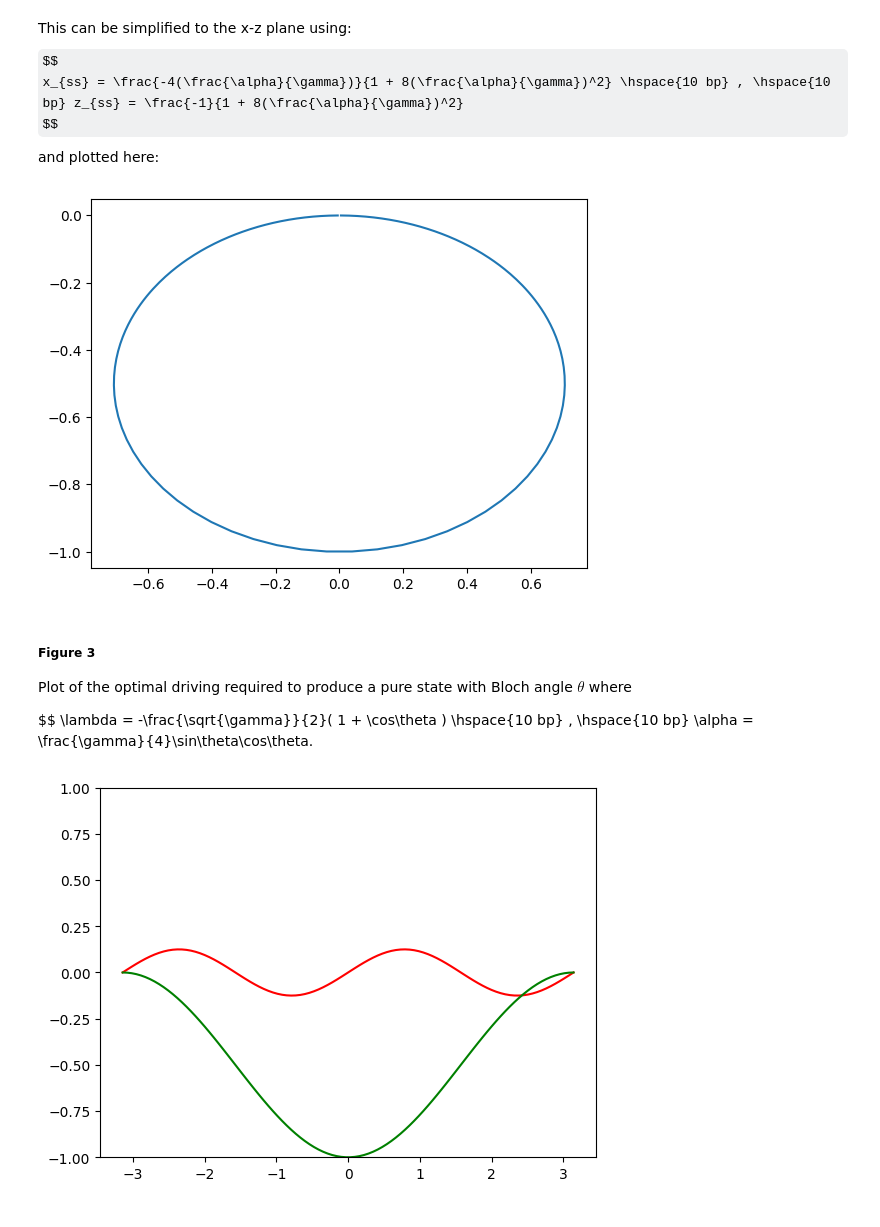
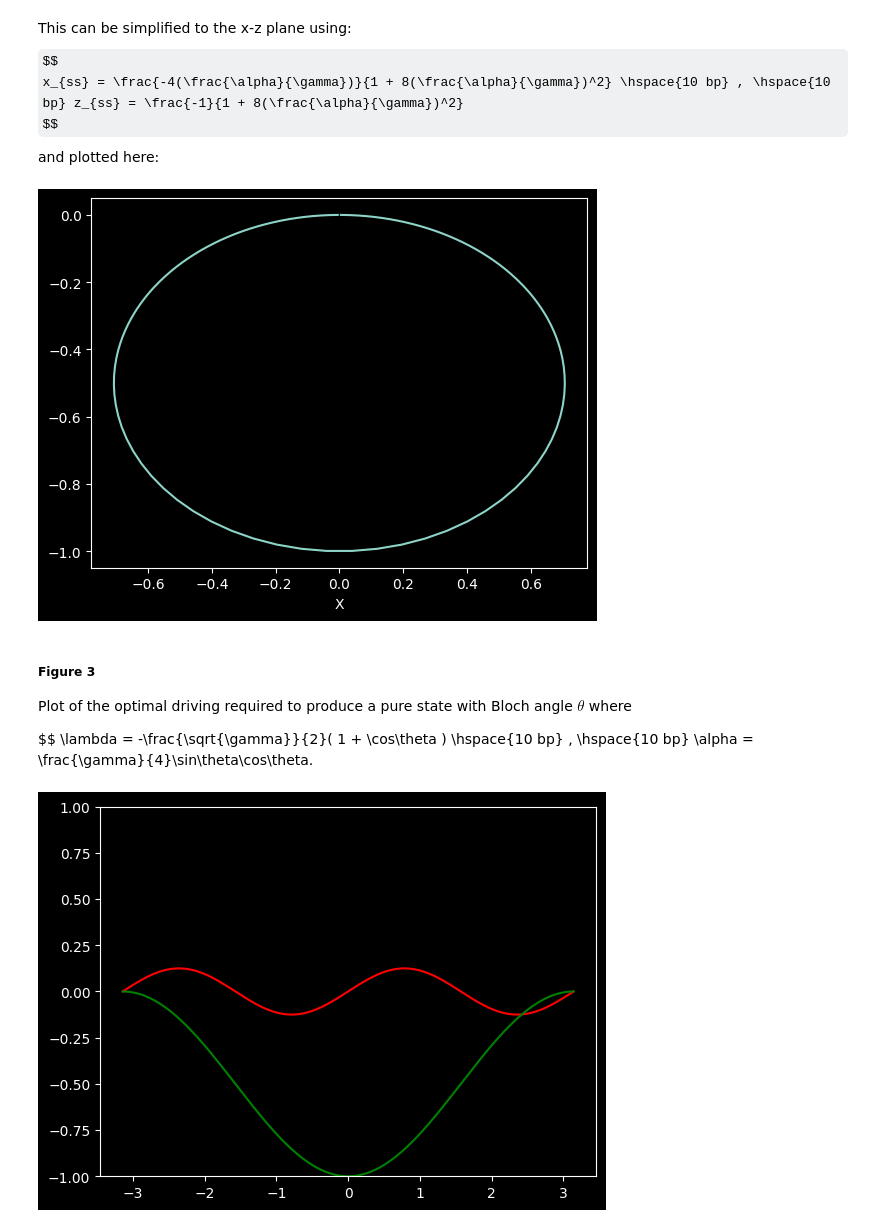
Before and after one commit to vathzen/qmsc-python-project, a Jupyter notebook: Project.ipynb, the cells around one changed output. Drawn from its saved outputs; the diff is of its cells as text; code cells hidden in the pictures; some formulas as TeX source.

```diff
--- a/Project.ipynb
+++ b/Project.ipynb
@@ -9,6 +9,7 @@ Implementation by Srivathsan S
 import numpy as np
 import matplotlib.pyplot as plt
 from math import sqrt
+plt.style.use('dark_background')
 # %% [markdown]
 ##### Figure 2
 The stationary solution of the master equation is given by:
@@ -35,7 +36,7 @@ for k in K:
 plt.plot(x,z)
 plt.show()
 # %% [output]
-[figure, old version]
+[figure, new version]
 # %% [markdown]
 ##### Figure 3
 Plot of the optimal driving required to produce a pure state with Bloch angle $ \theta $ where
@@ -45,20 +46,20 @@ $$
 # %%
 #Gamma is set to one for dimensionless alpha and lambda
 gamma = 1
-theta = np.linspace(-np.pi,np.pi,100)
+theta = np.linspace(-np.pi,np.pi,1000)
 
 lambd = {}
 alpha = {}
 
 for a in theta:
     lambd[a] = - np.sqrt(gamma) * 0.5 * ( 1 + np.cos(a))
     alpha[a] = gamma * 0.25 * np.sin(a) * np.cos(a)
 
 ax = plt.gca()
 ax.set_ylim([-1, 1])
 
 plt.plot(*zip(*sorted(alpha.items())),'r')
 plt.plot(*zip(*sorted(lambd.items())),'g')
 plt.show()
 # %% [output]
-[figure, old version]
+[figure, new version]
```
Also changed, not shown: parts of 3 cells of this notebook.
